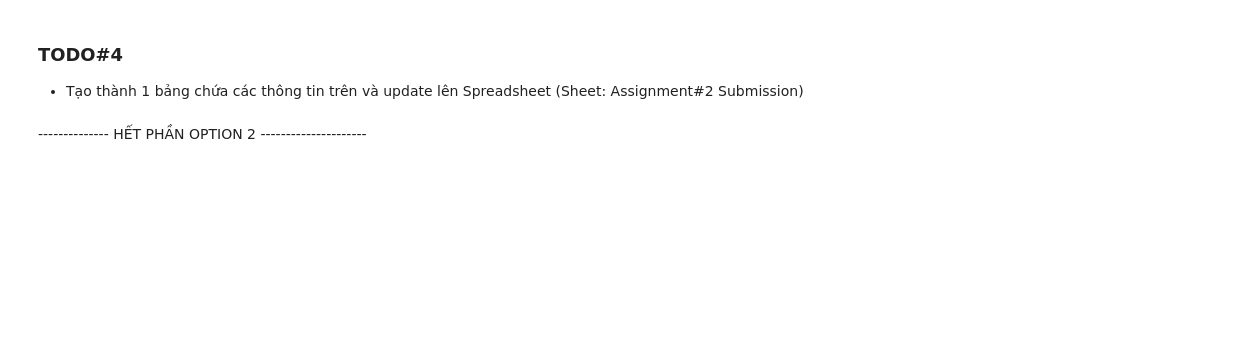
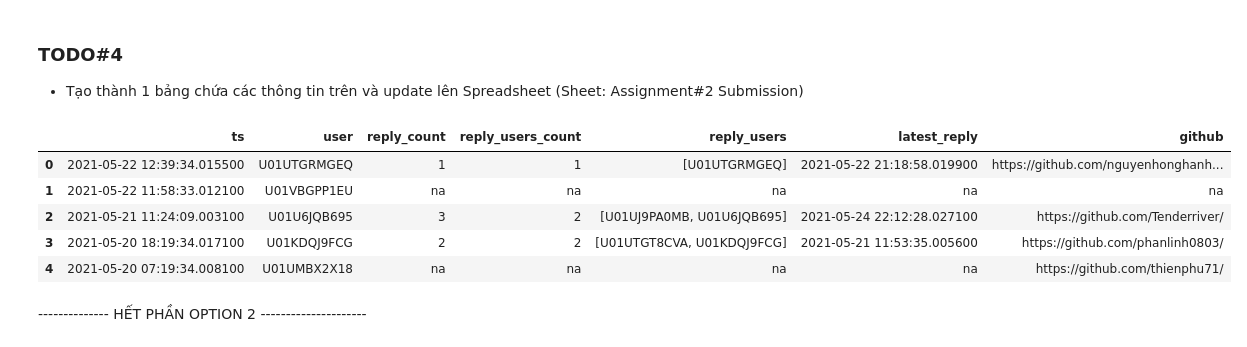
Before and after one commit to hoaintp/atom-assignments, a Jupyter notebook: assignment_3/home_assignment_3.ipynb, the cells around one changed output. Saved outputs shown, nothing was run; the diff lists cells and outputs as text; code cells hidden in the pictures; blank space fills up the shorter version.

```diff
--- a/assignment_3/home_assignment_3.ipynb
+++ b/assignment_3/home_assignment_3.ipynb
@@ -264,6 +279,6 @@ ID of atom-assignment2 is: C021FSDN7LJ
 # %%
 endpoint = "https://slack.com/api/conversations.history"
-data = {"channel": "C01U6P7LZ8F"} ## This is ID of assignment#1 channel
+data = {"channel": "C021FSDN7LJ"} ## This is ID of assignment#2 channel
 headers = {"Authorization": "Bearer {}".format(os.environ['SLACK_BEARER_TOKEN'])}
 # %%
 response_json = requests.post(endpoint, data=data, headers=headers).json()
@@ -291,2 +306,7 @@ msg_ls[21]
 # %%
 not_learners_id = ['U01BE2PR6LU']
+# %%
+count = 0
+for i in range(len(msg_ls)):
+    if 'subtype' in msg_ls[i].keys():
+        print(msg_ls[i]['subtype'])
@@ -318,0 +384,10 @@ for i in range(20):
+# %%
+sub_df = pd.DataFrame(sub_dict)
+sub_df.head(5)
+# %% [output]
+|  | ts | user | reply_count | reply_users_count | reply_users | latest_reply | github |
+| 0 | 2021-05-22 12:39:34.015500 | U01UTGRMGEQ | 1 | 1 | [U01UTGRMGEQ] | 2021-05-22 21:18:58.019900 | https://github.com/nguyenhonghanh... |
+| 1 | 2021-05-22 11:58:33.012100 | U01VBGPP1EU | na | na | na | na | na |
+| 2 | 2021-05-21 11:24:09.003100 | U01U6JQB695 | 3 | 2 | [U01UJ9PA0MB, U01U6JQB695] | 2021-05-24 22:12:28.027100 | https://github.com/Tenderriver/ |
+| 3 | 2021-05-20 18:19:34.017100 | U01KDQJ9FCG | 2 | 2 | [U01UTGT8CVA, U01KDQJ9FCG] | 2021-05-21 11:53:35.005600 | https://github.com/phanlinh0803/ |
+| 4 | 2021-05-20 07:19:34.008100 | U01UMBX2X18 | na | na | na | na | https://github.com/thienphu71/ |
```
Also changed, not shown: parts of 10 cells of this notebook.
